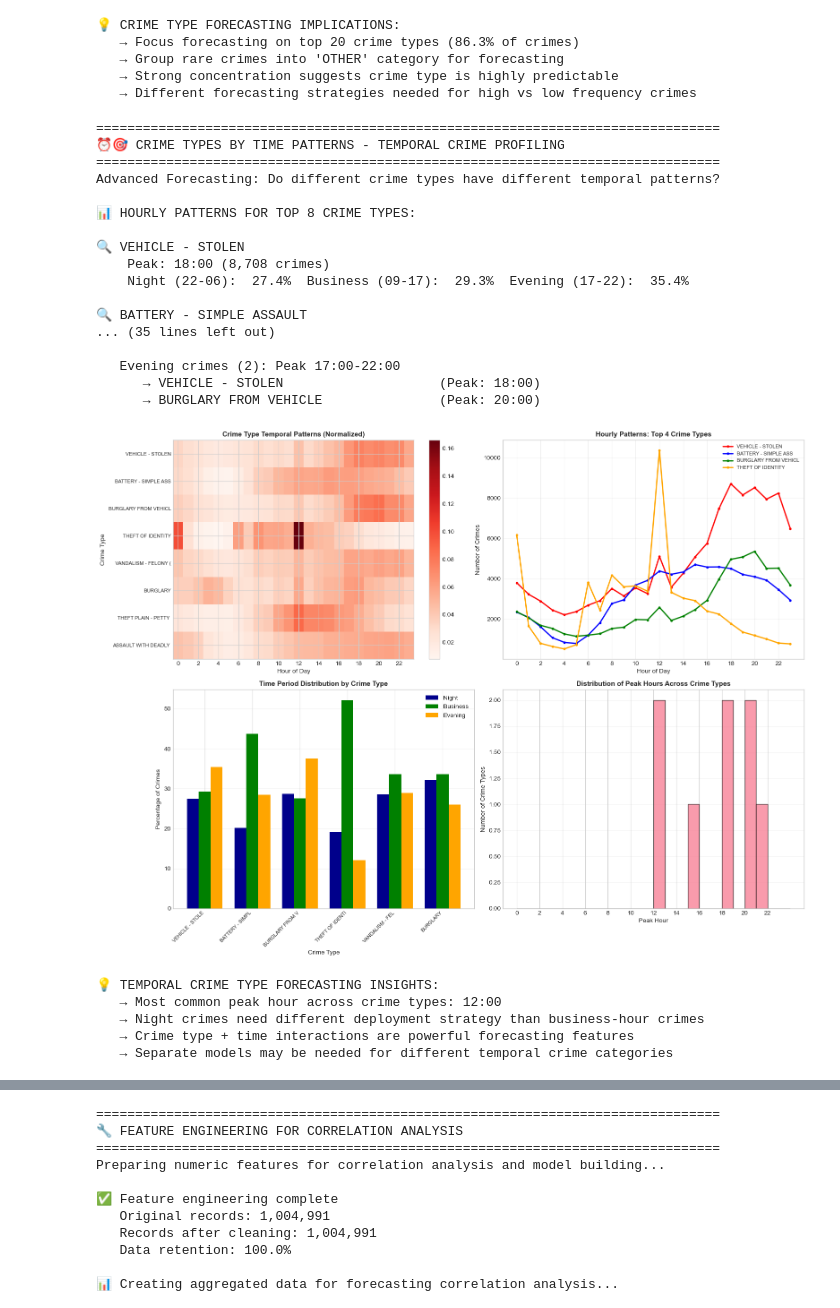
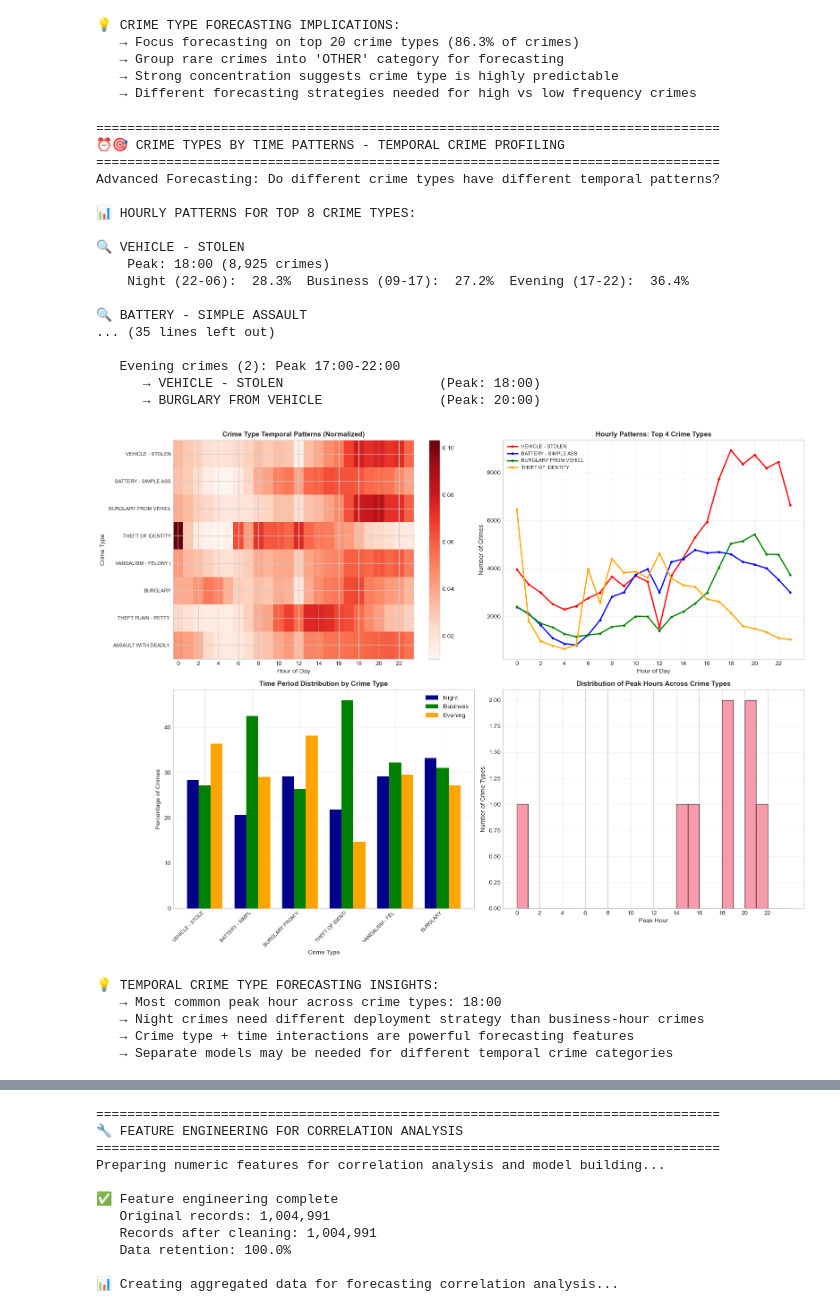
Before and after one commit to Narasimhaponnada/predictive-policing, a Jupyter notebook: crime_forecasting_eda.ipynb, the cells around one changed output, grey strips where cells are left out. Drawn from its saved outputs; the diff is of its cells as text; code cells hidden in the pictures.

```diff
--- a/crime_forecasting_eda.ipynb
+++ b/crime_forecasting_eda.ipynb
@@ -657,8 +1152,8 @@ print("="*80)
 print("⏰ TIME PROCESSING & FEATURE ENGINEERING")
 print("="*80)
 
-# Clean data for temporal analysis
-df_clean = df_raw.copy()
+# Clean data for temporal analysis - USE IMPUTED DATA
+df_clean = df_imputed.copy()  # Use imputed dataset instead of raw
 
 # Parse dates
 df_clean['DATE_OCC_parsed'] = pd.to_datetime(df_clean['DATE OCC'], errors='coerce')
@@ -1127,8 +1621,8 @@ print("="*80)
 print("Key for Resource Deployment: Which areas need the most police presence?")
 print()
 
-# Clean data for spatial analysis
-df_spatial = df_raw.dropna(subset=['AREA', 'AREA NAME'])
+# Clean data for spatial analysis - USE IMPUTED DATA
+df_spatial = df_imputed.dropna(subset=['AREA', 'AREA NAME'])
 
 # Area crime counts
 area_crimes = df_spatial.groupby(['AREA', 'AREA NAME']).size().reset_index(name='crime_count')
@@ -1270,8 +1764,8 @@ print("="*80)
 print("Advanced Forecasting: Do different areas have different temporal patterns?")
 print()
 
-# Prepare data with both spatial and temporal info
-df_spatiotemporal = df_raw.dropna(subset=['AREA', 'AREA NAME', 'TIME OCC', 'DATE OCC'])
+# Prepare data with both spatial and temporal info - USE IMPUTED DATA
+df_spatiotemporal = df_imputed.dropna(subset=['AREA', 'AREA NAME', 'TIME OCC', 'DATE OCC'])
 
 # Process time for this analysis
 df_spatiotemporal['TIME_OCC_numeric'] = pd.to_numeric(df_spatiotemporal['TIME OCC'], errors='coerce')
@@ -1456,8 +1949,8 @@ print("="*80)
 print("Foundation for Forecasting: What crimes are we trying to predict?")
 print()
 
-# Clean data for crime type analysis
-df_crimes = df_raw.dropna(subset=['Crm Cd Desc'])
+# Clean data for crime type analysis - USE IMPUTED DATA
+df_crimes = df_imputed.dropna(subset=['Crm Cd Desc'])
 
 # Overall crime type distribution
 crime_type_counts = df_crimes['Crm Cd Desc'].value_counts()
@@ -1616,8 +2109,8 @@ print("="*80)
 print("Advanced Forecasting: Do different crime types have different temporal patterns?")
 print()
 
-# Prepare data with time information
-df_crime_time = df_raw.dropna(subset=['Crm Cd Desc', 'TIME OCC'])
+# Prepare data with time information - USE IMPUTED DATA
+df_crime_time = df_imputed.dropna(subset=['Crm Cd Desc', 'TIME OCC'])
 df_crime_time['TIME_OCC_numeric'] = pd.to_numeric(df_crime_time['TIME OCC'], errors='coerce')
 df_crime_time = df_crime_time.dropna(subset=['TIME_OCC_numeric'])
 
@@ -1756,38 +2249,38 @@ ax4.set_title('Distribution of Peak Hours Across Crime Types', fontsize=11, font
 ax4.set_xlabel('Peak Hour')
 ax4.set_ylabel('Number of Crime Types')
 ax4.grid(axis='y', alpha=0.3)
 ax4.set_xticks(range(0, 24, 2))
 
 plt.tight_layout()
 plt.show()
 
 print(f"\n💡 TEMPORAL CRIME TYPE FORECASTING INSIGHTS:")
 most_common_peak = max(set(peak_hours), key=peak_hours.count)
 print(f"   → Most common peak hour across crime types: {most_common_peak}:00")
 print(f"   → Night crimes need different deployment strategy than business-hour crimes")
 print(f"   → Crime type + time interactions are powerful forecasting features")
 print(f"   → Separate models may be needed for different temporal crime categories")
 # %% [output]
 ================================================================================
 ⏰🎯 CRIME TYPES BY TIME PATTERNS - TEMPORAL CRIME PROFILING
 ================================================================================
 Advanced Forecasting: Do different crime types have different temporal patterns?
 
 📊 HOURLY PATTERNS FOR TOP 8 CRIME TYPES:
 
 🔍 VEHICLE - STOLEN
-    Peak: 18:00 (8,708 crimes)
-    Night (22-06):  27.4%  Business (09-17):  29.3%  Evening (17-22):  35.4%
+    Peak: 18:00 (8,925 crimes)
+    Night (22-06):  28.3%  Business (09-17):  27.2%  Evening (17-22):  36.4%
 
 🔍 BATTERY - SIMPLE ASSAULT
 ... (35 lines left out)
 
    Evening crimes (2): Peak 17:00-22:00
       → VEHICLE - STOLEN                    (Peak: 18:00)
       → BURGLARY FROM VEHICLE               (Peak: 20:00)
-[figure, old version]
+[figure, new version]
 💡 TEMPORAL CRIME TYPE FORECASTING INSIGHTS:
-   → Most common peak hour across crime types: 12:00
+   → Most common peak hour across crime types: 18:00
    → Night crimes need different deployment strategy than business-hour crimes
    → Crime type + time interactions are powerful forecasting features
    → Separate models may be needed for different temporal crime categories
```
Also changed, not shown: parts of 25 cells of this notebook, 2 other files.
